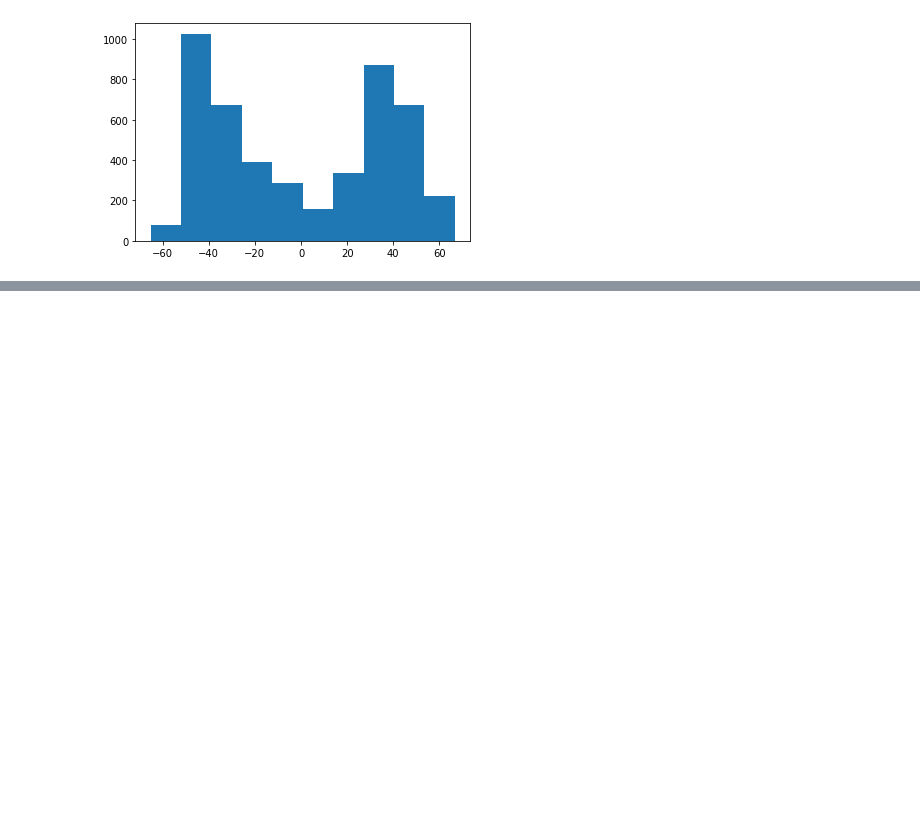
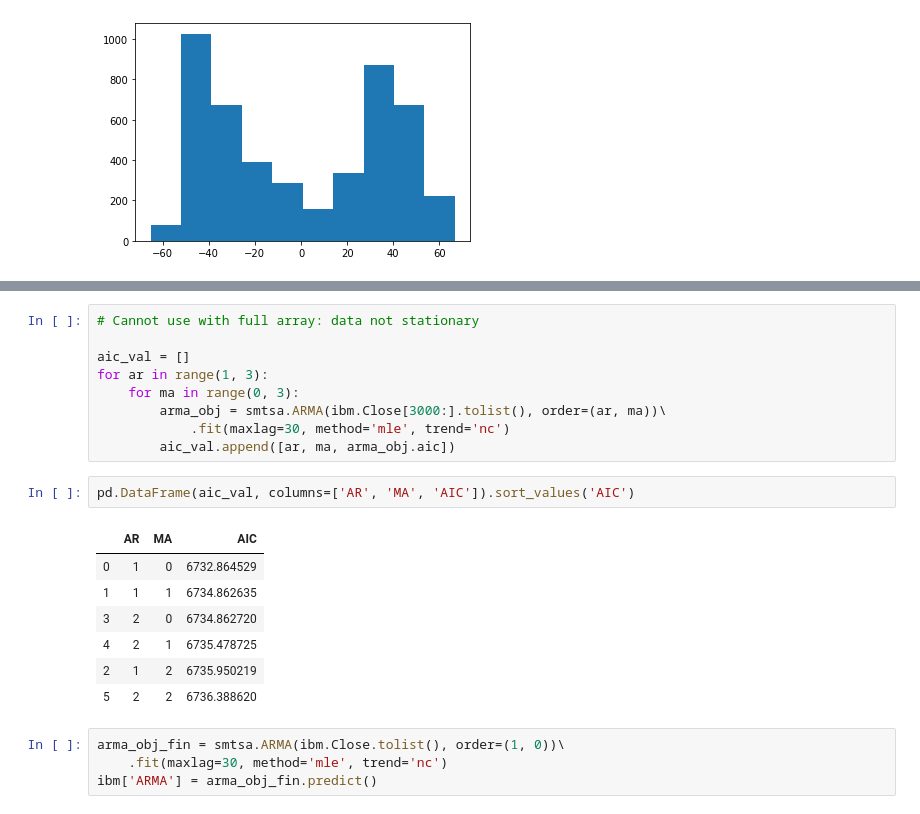
Before and after one commit to damiansp/TS, a Jupyter notebook: python/practical_TSA/04_ARIMA_models/04b_moving_average_models.py.ipynb, the cells around one changed output, grey strips where cells are left out. Cells and saved outputs as stored; diff of their text form; blank space fills up the shorter version.

```diff
--- a/python/practical_TSA/04_ARIMA_models/04b_moving_average_models.py.ipynb
+++ b/python/practical_TSA/04_ARIMA_models/04b_moving_average_models.py.ipynb
@@ -158,0 +163,23 @@ plt.hist(ibm.resid);
+# %%
+# Cannot use with full array: data not stationary
+
+aic_val = []
+for ar in range(1, 3):
+    for ma in range(0, 3):
+        arma_obj = smtsa.ARMA(ibm.Close[3000:].tolist(), order=(ar, ma))\
+            .fit(maxlag=30, method='mle', trend='nc')
+        aic_val.append([ar, ma, arma_obj.aic])
+# %%
+pd.DataFrame(aic_val, columns=['AR', 'MA', 'AIC']).sort_values('AIC')
+# %% [output]
+|  | AR | MA | AIC |
+| 0 | 1 | 0 | 6732.864529 |
+| 1 | 1 | 1 | 6734.862635 |
+| 3 | 2 | 0 | 6734.862720 |
+| 4 | 2 | 1 | 6735.478725 |
+| 2 | 1 | 2 | 6735.950219 |
+| 5 | 2 | 2 | 6736.388620 |
+# %%
+arma_obj_fin = smtsa.ARMA(ibm.Close.tolist(), order=(1, 0))\
+    .fit(maxlag=30, method='mle', trend='nc')
+ibm['ARMA'] = arma_obj_fin.predict()
```
Also changed, not shown: parts of 9 cells of this notebook.
